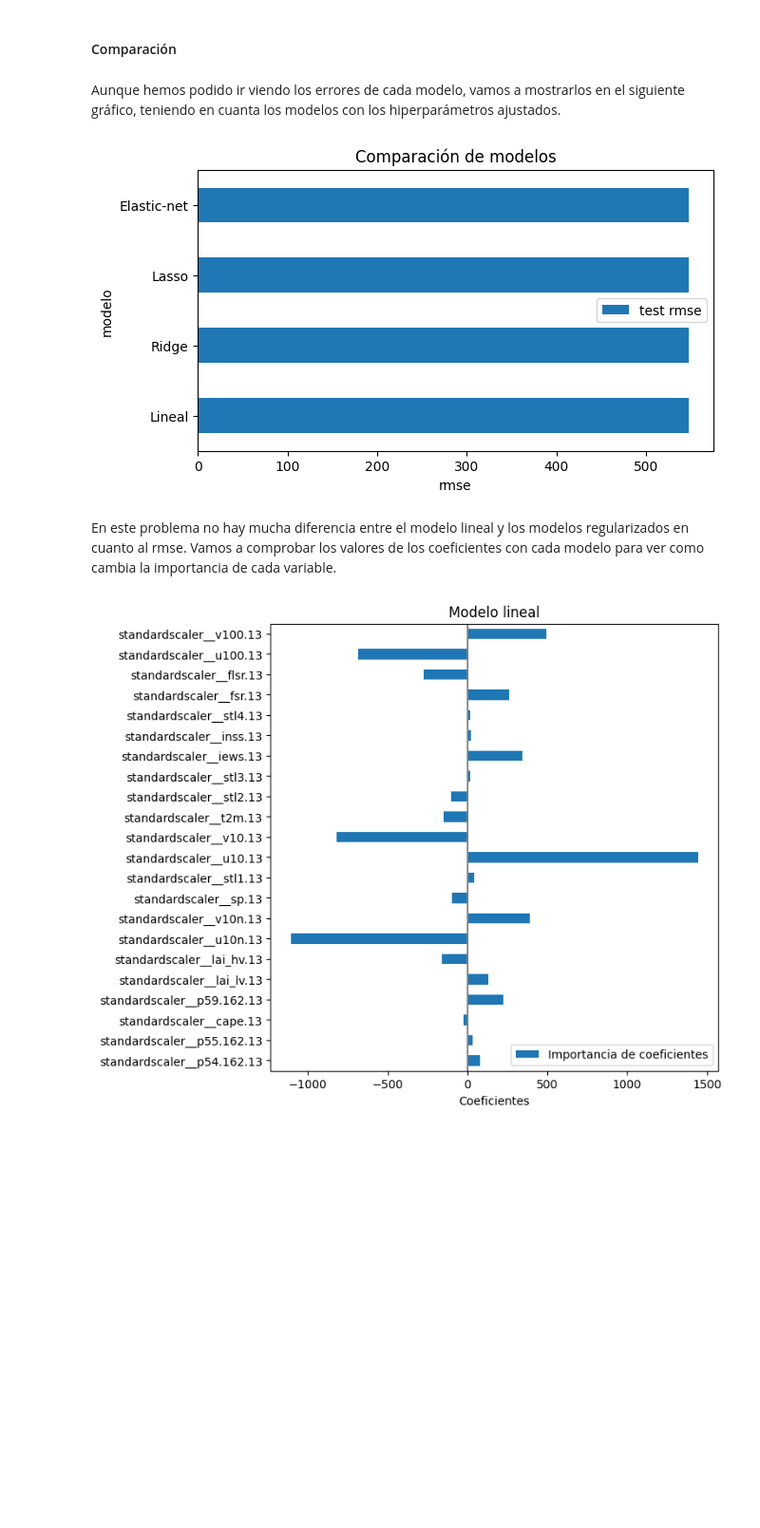
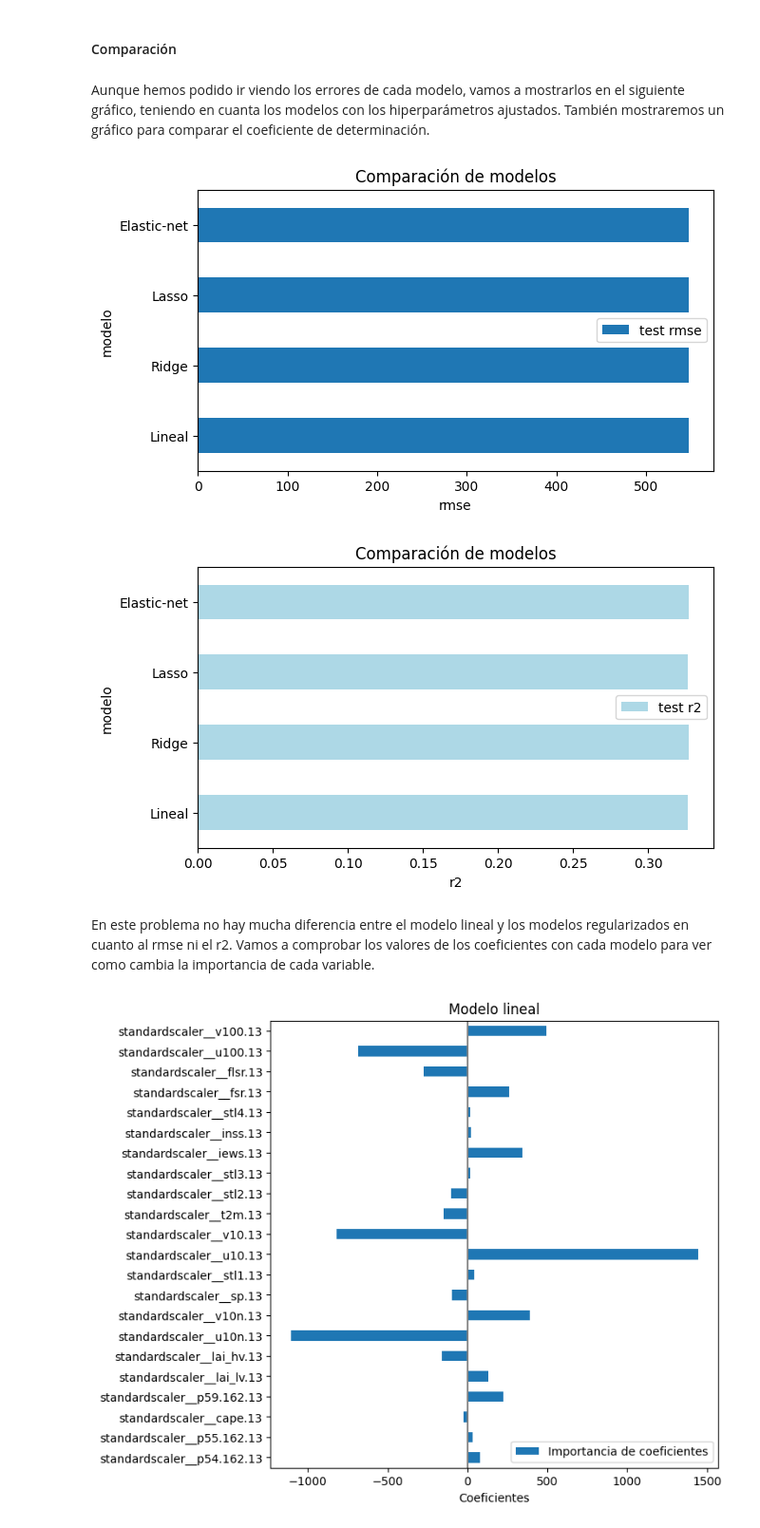
Before and after one commit to GLuis189/GRUPO13_Practica1, a Jupyter notebook: main.ipynb, the cells around one changed output. Shown at 95% size. Saved outputs shown, nothing was run; the diff lists cells and outputs as text; code cells hidden in the pictures; blank space fills up the shorter version.

```diff
--- a/main.ipynb
+++ b/main.ipynb
@@ -865,22 +874,34 @@ Como comentamos anteriormente, este modelo combina la regularión Lasso como la
 # %% [markdown]
 #### Comparación
 # %% [markdown]
-Aunque hemos podido ir viendo los errores de cada modelo, vamos a mostrarlos en el siguiente gráfico, teniendo en cuanta los modelos con los hiperparámetros ajustados.
+Aunque hemos podido ir viendo los errores de cada modelo, vamos a mostrarlos en el siguiente gráfico, teniendo en cuanta los modelos con los hiperparámetros ajustados. También mostraremos un gráfico para comparar el coeficiente de determinación.
 # %%
 df_comparacion = pd.DataFrame({
                     'modelo': ['Lineal', 'Ridge', 'Lasso', 'Elastic-net'],
                     'test rmse': [rmse_lineal, rmse_ridge_hp, rmse_lasso_hp, rmse_en]
                  })
 
 fig, ax = plt.subplots(figsize=(7, 3.84))
 df_comparacion.set_index('modelo').plot(kind='barh', ax=ax)
 ax.set_xlabel('rmse')
 ax.set_ylabel('modelo')
 ax.set_title('Comparación de modelos');
+
+df_comparacion = pd.DataFrame({
+                    'modelo': ['Lineal', 'Ridge', 'Lasso', 'Elastic-net'],
+                    'test r2': [r2_lineal, r2_ridge_hp, r2_lasso_hp, r2_en]
+                 })
+
+fig, ax = plt.subplots(figsize=(7, 3.84))
+df_comparacion.set_index('modelo').plot(kind='barh', ax=ax, color ='lightblue')
+ax.set_xlabel('r2')
+ax.set_ylabel('modelo')
+ax.set_title('Comparación de modelos');
 # %% [output]
 [figure]
+[figure, added]
 # %% [markdown]
-En este problema no hay mucha diferencia entre el modelo lineal y los modelos regularizados en cuanto al rmse. Vamos a comprobar los valores de los coeficientes con cada modelo para ver como cambia la importancia de cada variable.
+En este problema no hay mucha diferencia entre el modelo lineal y los modelos regularizados en cuanto al rmse ni el r2. Vamos a comprobar los valores de los coeficientes con cada modelo para ver como cambia la importancia de cada variable.
 # %%
 feature_names = pipe_regr_standar[:-1].get_feature_names_out()
 
```
Also changed, not shown: parts of 40 cells of this notebook.
